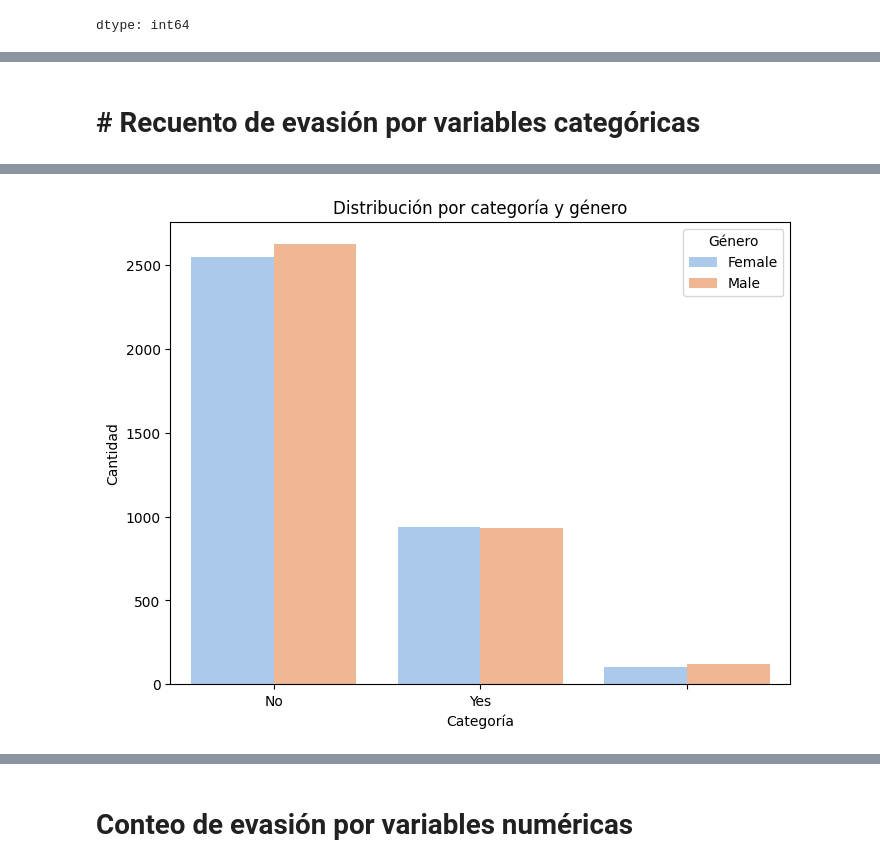
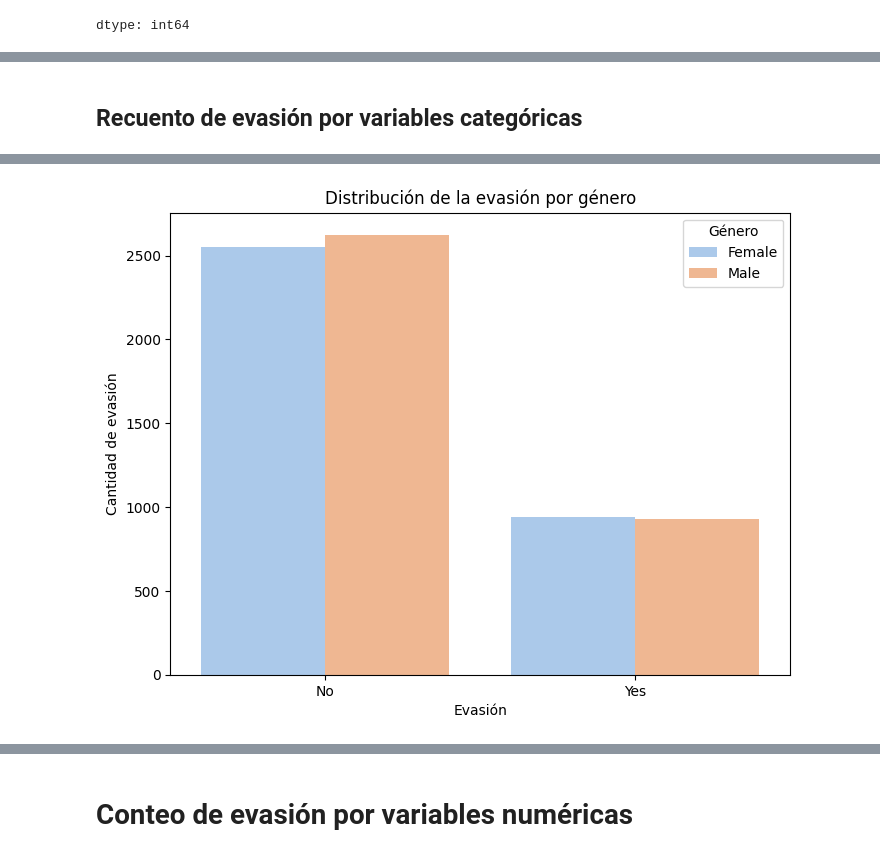
Before and after one commit to 25071983/DESAFIO-PYTHON, a Jupyter notebook: Challenge_ONE_Data_Science_Telecom_X.ipynb, the cells around one changed output, grey strips where cells are left out. Cells and saved outputs as stored; diff of their text form; code cells hidden in the pictures.

```diff
--- a/Challenge_ONE_Data_Science_Telecom_X.ipynb
+++ b/Challenge_ONE_Data_Science_Telecom_X.ipynb
@@ -539,3 +539,8 @@ df['Churn'].value_counts()
 | Yes | 1869 |
 |  | 224 |
 dtype: int64
+# %%
+## Dado que se observa que existen registros sin churn definidos estos registros seran eliminados
+
+
+df = df[df['Churn'].notna() & (df['Churn'] != '')]
@@ -578,20 +593,20 @@ Passing `palette` without assigning `hue` is deprecated and will be removed in v
 # %% [markdown]
-# # Recuento de evasión por variables categóricas
+## Recuento de evasión por variables categóricas
 # %%
-## Evasion por genero
+# Evasion por genero
 
 plt.figure(figsize=(8, 6))
 sns.countplot(data=df, x='Churn', hue='Gender', palette='pastel')
-plt.title('Distribución por categoría y género')
-plt.xlabel('Categoría')
-plt.ylabel('Cantidad')
+plt.title('Distribución de la evasión por género')
+plt.xlabel('Evasión')
+plt.ylabel('Cantidad de evasión')
 plt.legend(title='Género')
 plt.savefig('Distribución por categoría y género.png', dpi=300)
 
 files.download('Distribución por categoría y género.png')
 plt.show()
 # %% [output]
 [interactive output not drawn]
 [interactive output not drawn]
-[figure, old version]
+[figure, new version]
 # %%
```
Also changed, not shown: parts of 21 cells of this notebook.
